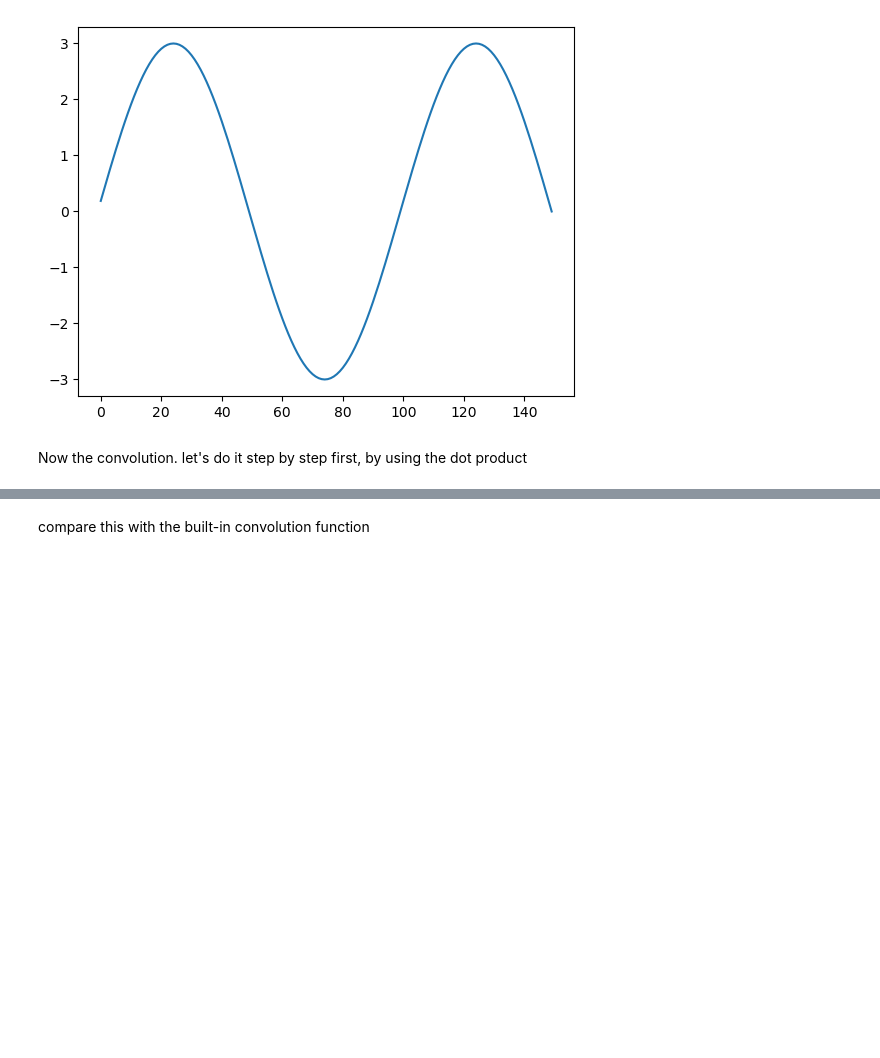
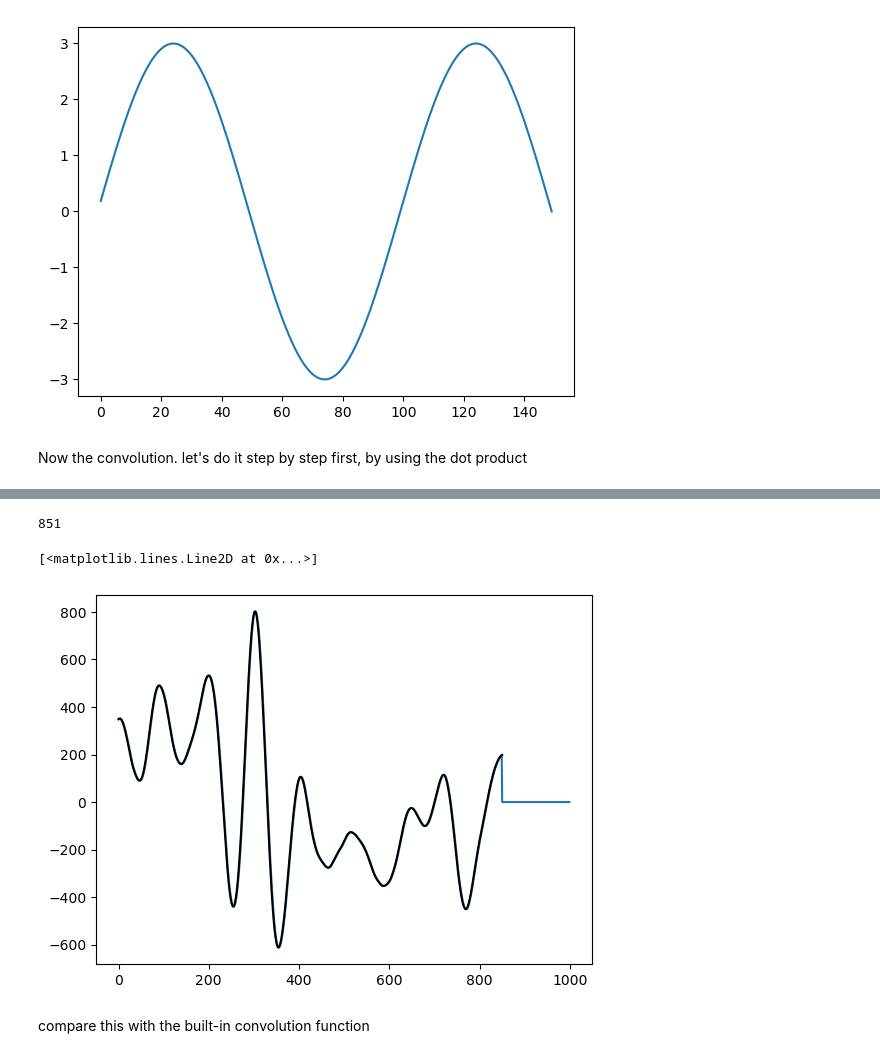
Before and after one commit to csea-lab/m2py-tutorials, a Jupyter notebook: notebooks/convolution.ipynb, the cells around one changed output, grey strips where cells are left out. Cells and saved outputs as stored; diff of their text form; code cells hidden in the pictures; blank space fills up the shorter version.

```diff
--- a/notebooks/convolution.ipynb
+++ b/notebooks/convolution.ipynb
@@ -88,3 +97,18 @@ plt.plot(convbyhand)
+# %%
+# convbuilt=sig.convolve(data1,kernel,mode='full',method='direct')
+# print(len(convbuilt))
+# convbuilt=sig.convolve(data1,kernel,mode='same',method='direct')
+#print(len(convbuilt))
+
+#valid mode returns only the part of the convolution that is computed without the zero-padded edges
+convbuilt=sig.convolve(data1,kernel,mode='valid',method='direct')
+print(len(convbuilt))
+plt.plot(convbyhand)
+plt.plot(convbuilt,'k')
+# %% [output]
+851
+[<matplotlib.lines.Line2D at 0x...>]
+[figure, added]
 # %%
 # for x = 1:size(data1,2)-kernlength
 #  convbyhand(x) = data1(x:x+kernlength-1)*kernel'; % the inner product of the kernel, shifted
```
Also changed, not shown: parts of 4 cells of this notebook, 2 other files.
